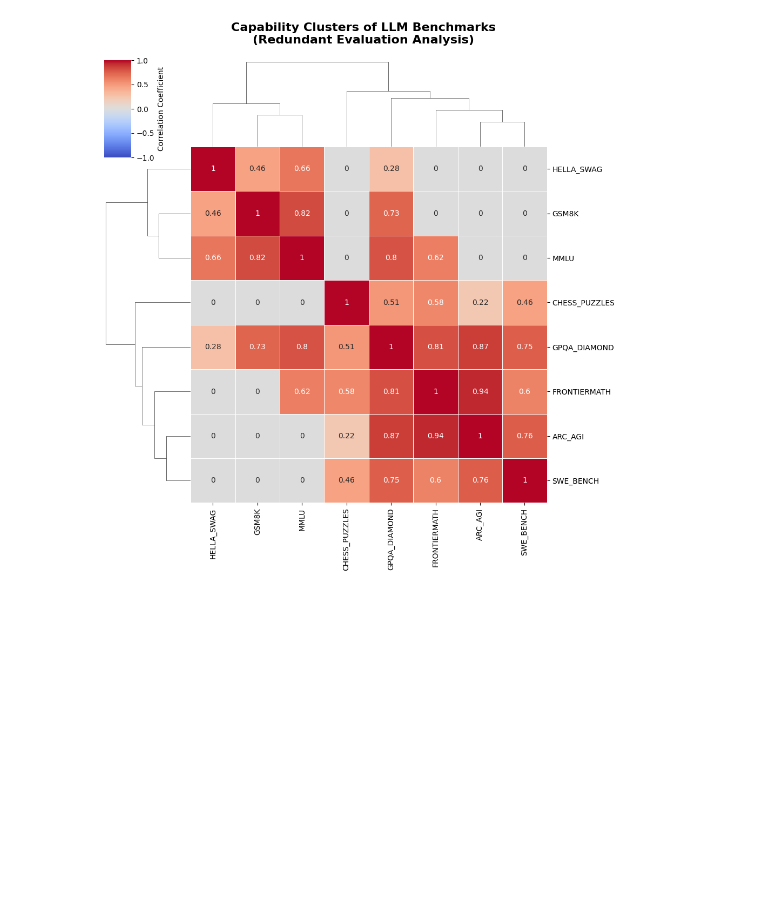
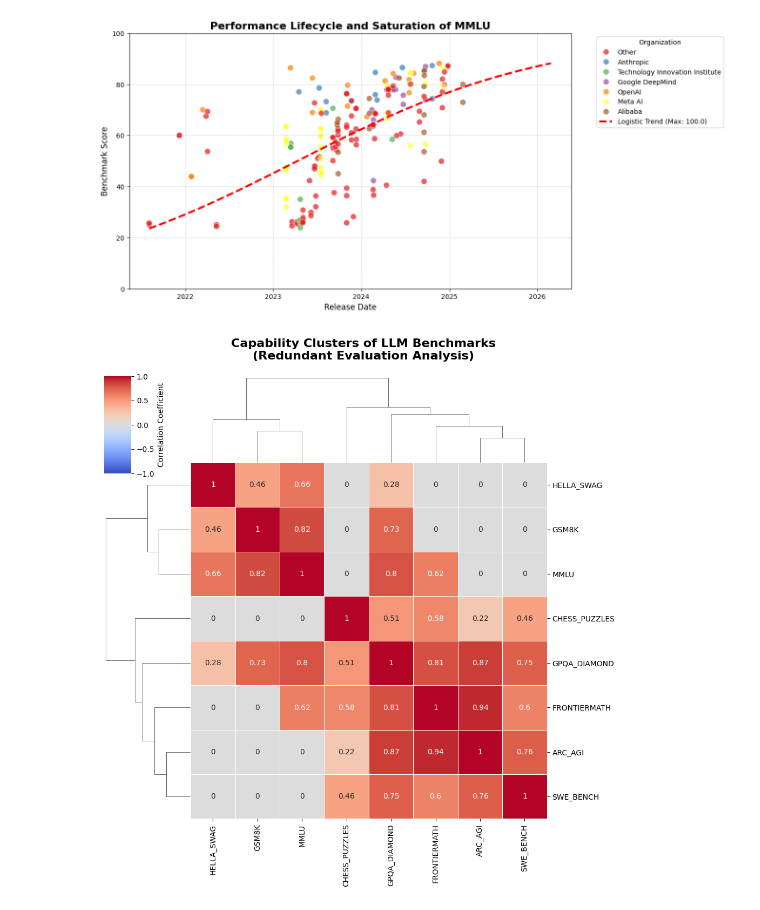
Before and after one commit to louis0487/LLM-Benchmark-Lifecycle, a Jupyter notebook: analysis.ipynb, the cells around one changed output. Cells and saved outputs as stored; diff of their text form; code cells hidden in the pictures; blank space fills up the shorter version.

Commit message:
Fix the logistic Trend maximum from 105 to 100

```diff
--- a/analysis.ipynb
+++ b/analysis.ipynb
@@ -77,41 +79,43 @@ def plot_lifecycle_curve(df, target_benchmark):
 
     # Fitting the S-curve
     try:
-        popt, _ = curve_fit(logistic_func, x_data, y_data, p0=[100, 0.1, np.median(x_data)], bounds=([0, 0, -100], [105, 1, 1000]))
+        popt, _ = curve_fit(logistic_func, x_data, y_data, p0=[100, 0.1, np.median(x_data)], bounds=([0, 0, -100], [100, 1, 1000]))
     except RuntimeError:
         popt = [100, 0.1, np.median(x_data)]
 
     # Grouping organizations to avoid legend clutter
     top_makers = b_df['maker'].value_counts().nlargest(6).index
     b_df['maker_grouped'] = b_df['maker'].apply(lambda x: x if x in top_makers else 'Other')
 
     plt.figure(figsize=(12, 7))
 
     # Scatter plot colored by Organization
     sns.scatterplot(data=b_df, x='release_date', y='score', hue='maker_grouped', palette='Set1', s=80, alpha=0.7)
 
     # Generating smooth curve data for visualization
     x_smooth = np.linspace(x_data.min(), x_data.max() + 12, 100)
     y_smooth = logistic_func(x_smooth, *popt)
     date_smooth = b_df['release_date'].min() + pd.to_timedelta(x_smooth * 30.44, unit='D')
 
     # Plotting the trendline
     plt.plot(date_smooth, y_smooth, color='red', linestyle='--', linewidth=3, label=f'Logistic Trend (Max: {popt[0]:.1f})')
 
     plt.title(f'Performance Lifecycle and Saturation of {target_benchmark}', fontsize=16, fontweight='bold')
     plt.xlabel('Release Date', fontsize=12)
     plt.ylabel('Benchmark Score', fontsize=12)
-    plt.ylim(0, 105)
+    plt.ylim(0, 100)
 
     # Adjusting legend position
     plt.legend(title='Organization', bbox_to_anchor=(1.05, 1), loc='upper left')
     plt.grid(True, linestyle='--', alpha=0.6)
 
     plt.savefig(f'{target_benchmark}_lifecycle.png', dpi=300, bbox_inches='tight')
     plt.show()
 
 # Execution
 plot_lifecycle_curve(df, 'MMLU')
+# %% [output]
+[figure, added]
 # %%
 
 # ==========================================
```
Also changed, not shown: parts of 1 cell of this notebook, 1 other file.
